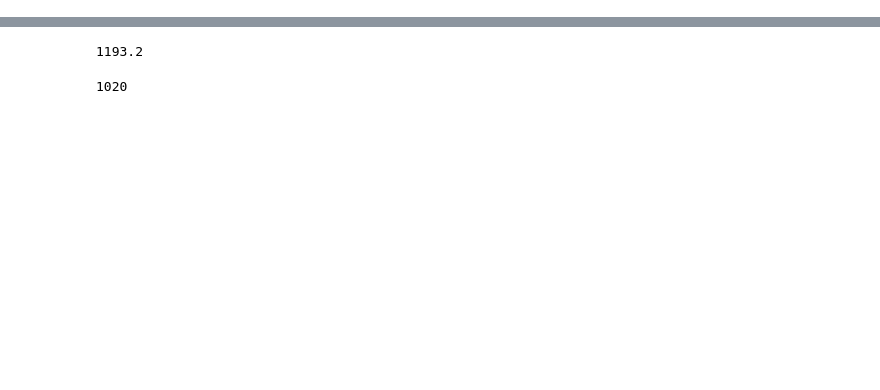
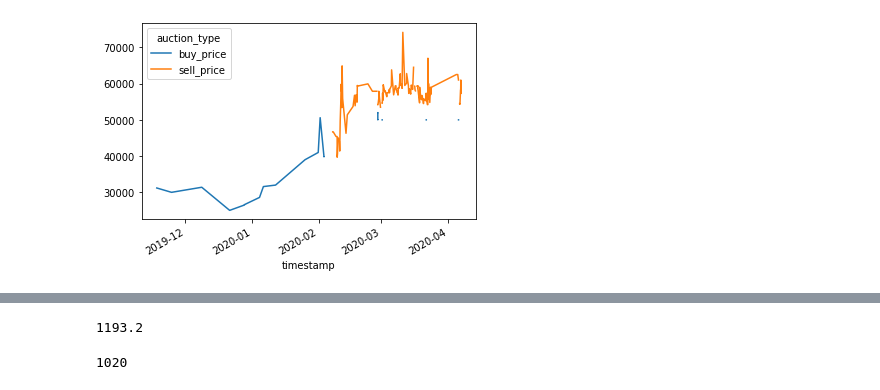
Before and after one commit to ndjenkins85/wow_auctions, a Jupyter notebook: scratchpad.ipynb, the cells around one changed output, grey strips where cells are left out. Drawn from its saved outputs; the diff is of its cells as text; code cells hidden in the pictures; blank space fills up the shorter version.

```diff
--- a/scratchpad.ipynb
+++ b/scratchpad.ipynb
@@ -31 +104,5 @@ get_profits(item='Elixir of Giants')
+# %%
+get_profits(item='Elixir of the Mongoose')
+# %% [output]
+[figure, added]
 # %%
```
Also changed, not shown: parts of 12 cells of this notebook, 11 other files.
